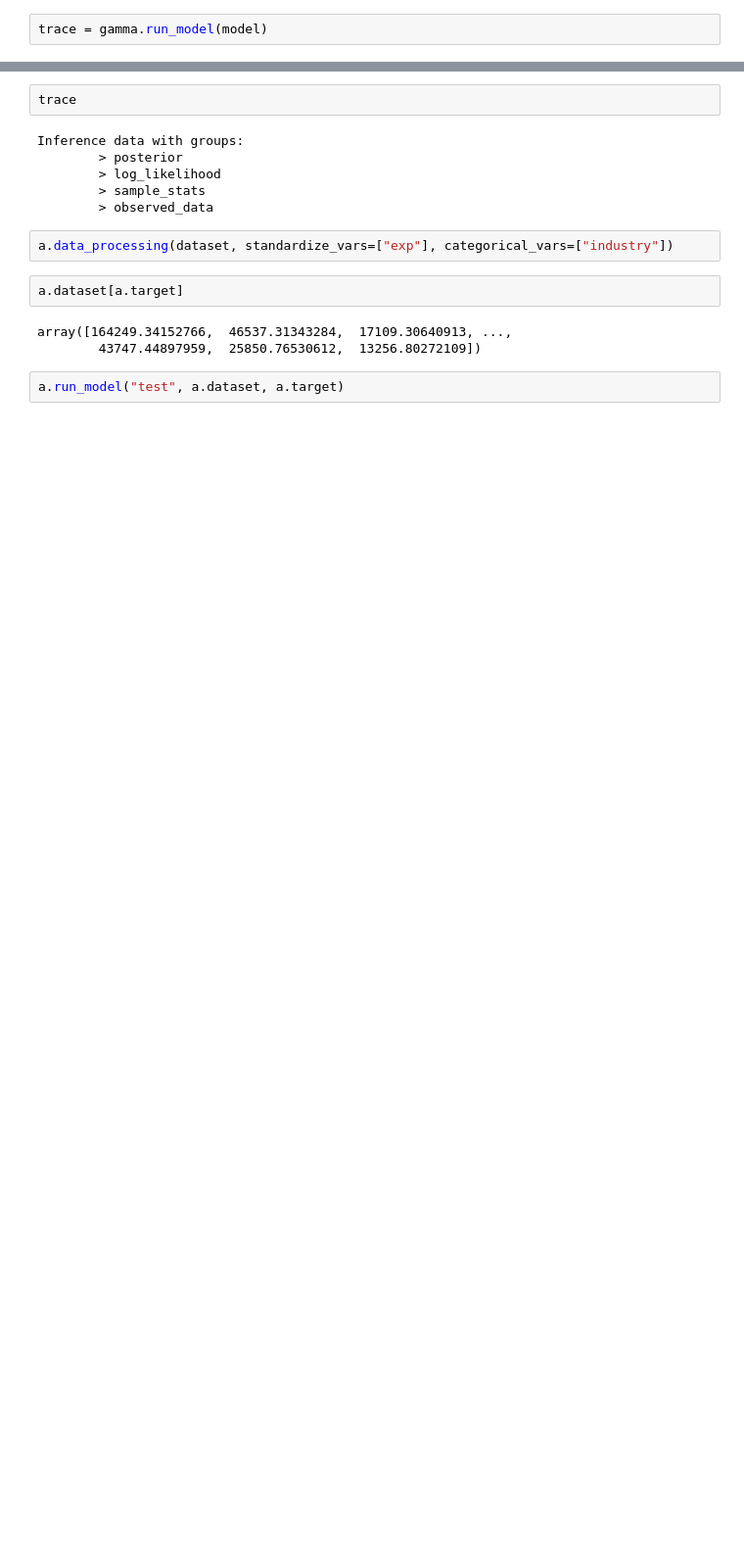
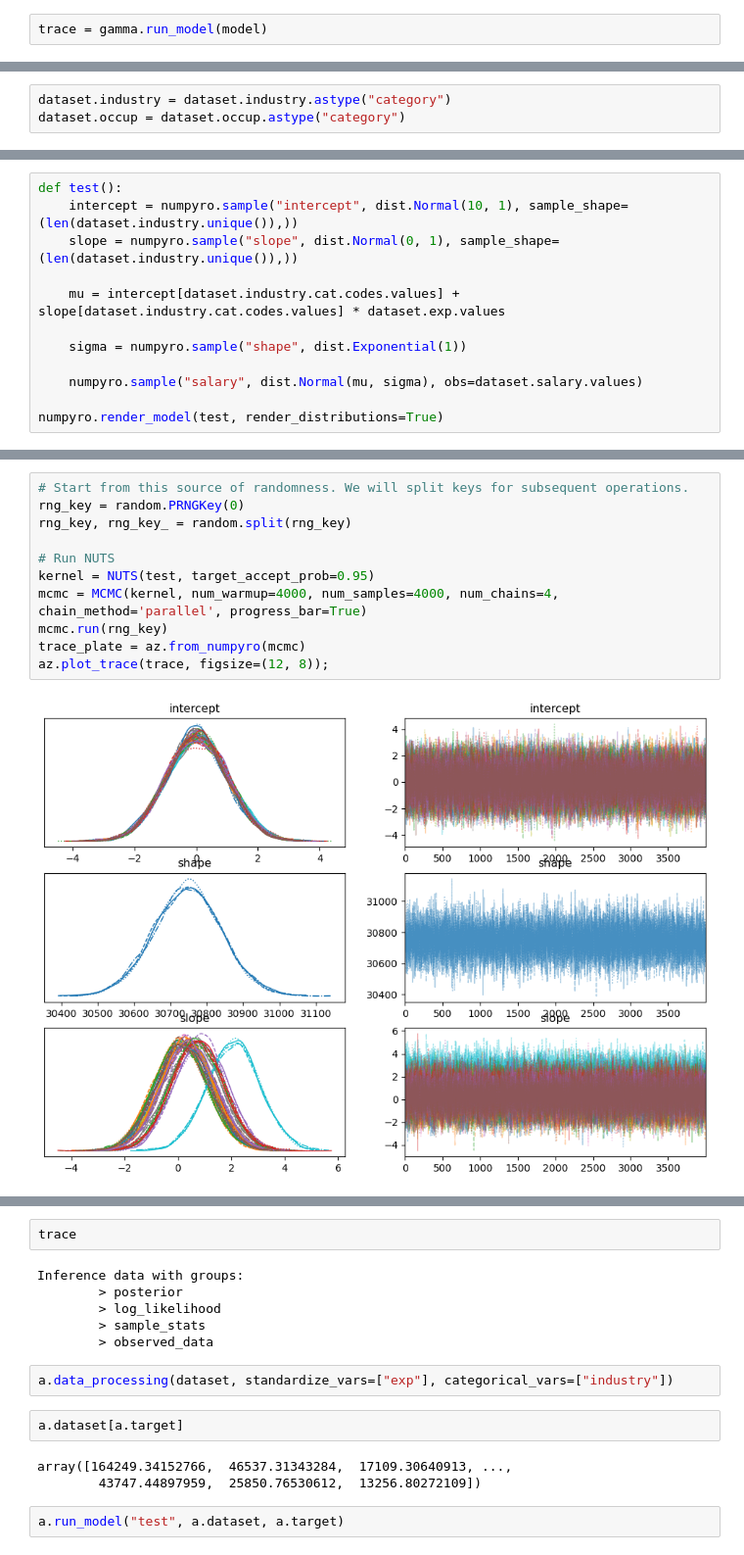
Before and after one commit to andrescastillovega/LabourSIM, a Jupyter notebook: Models/Wages/notebooks/numpyro_test.ipynb, the cells around one changed output, grey strips where cells are left out. Shown at 98% size. Cells and saved outputs as stored; diff of their text form; blank space fills up the shorter version.

```diff
--- a/Models/Wages/notebooks/numpyro_test.ipynb
+++ b/Models/Wages/notebooks/numpyro_test.ipynb
@@ -224,0 +226,3 @@ az.plot_trace(trace, figsize=(12, 15));
+# %%
+dataset.industry = dataset.industry.astype("category")
+dataset.occup = dataset.occup.astype("category")
@@ -224,0 +233,12 @@ az.plot_trace(trace, figsize=(12, 15));
+# %%
+def test():
+    intercept = numpyro.sample("intercept", dist.Normal(10, 1), sample_shape=(len(dataset.industry.unique()),))
+    slope = numpyro.sample("slope", dist.Normal(0, 1), sample_shape=(len(dataset.industry.unique()),))
+
+    mu = intercept[dataset.industry.cat.codes.values] + slope[dataset.industry.cat.codes.values] * dataset.exp.values
+
+    sigma = numpyro.sample("shape", dist.Exponential(1))
+
+    numpyro.sample("salary", dist.Normal(mu, sigma), obs=dataset.salary.values)
+
+numpyro.render_model(test, render_distributions=True)
@@ -224,0 +292,13 @@ az.plot_trace(trace, figsize=(12, 15));
+# %%
+# Start from this source of randomness. We will split keys for subsequent operations.
+rng_key = random.PRNGKey(0)
+rng_key, rng_key_ = random.split(rng_key)
+
+# Run NUTS
+kernel = NUTS(test, target_accept_prob=0.95)
+mcmc = MCMC(kernel, num_warmup=4000, num_samples=4000, num_chains=4, chain_method='parallel', progress_bar=True)
+mcmc.run(rng_key)
+trace_plate = az.from_numpyro(mcmc)
+az.plot_trace(trace, figsize=(12, 8));
+# %% [output]
+[figure, added]
```
Also changed, not shown: parts of 17 cells of this notebook.
